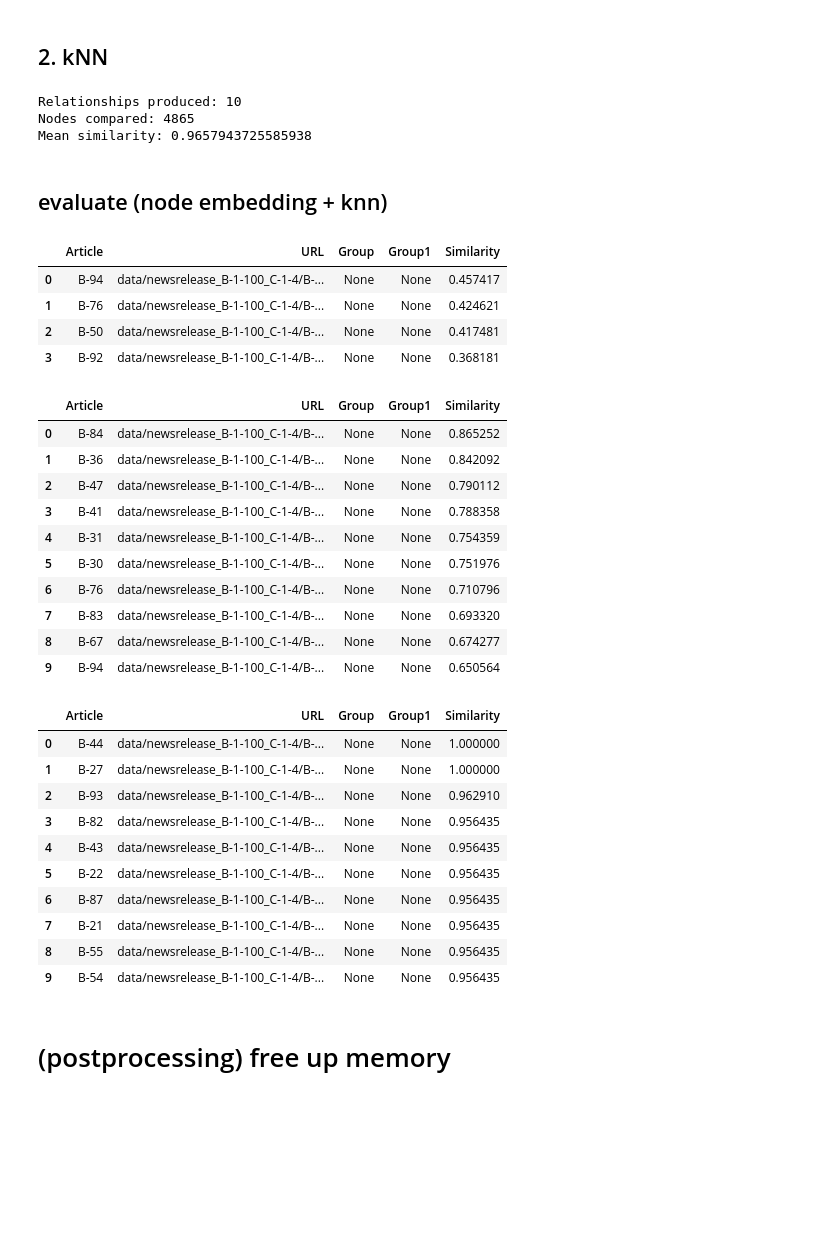
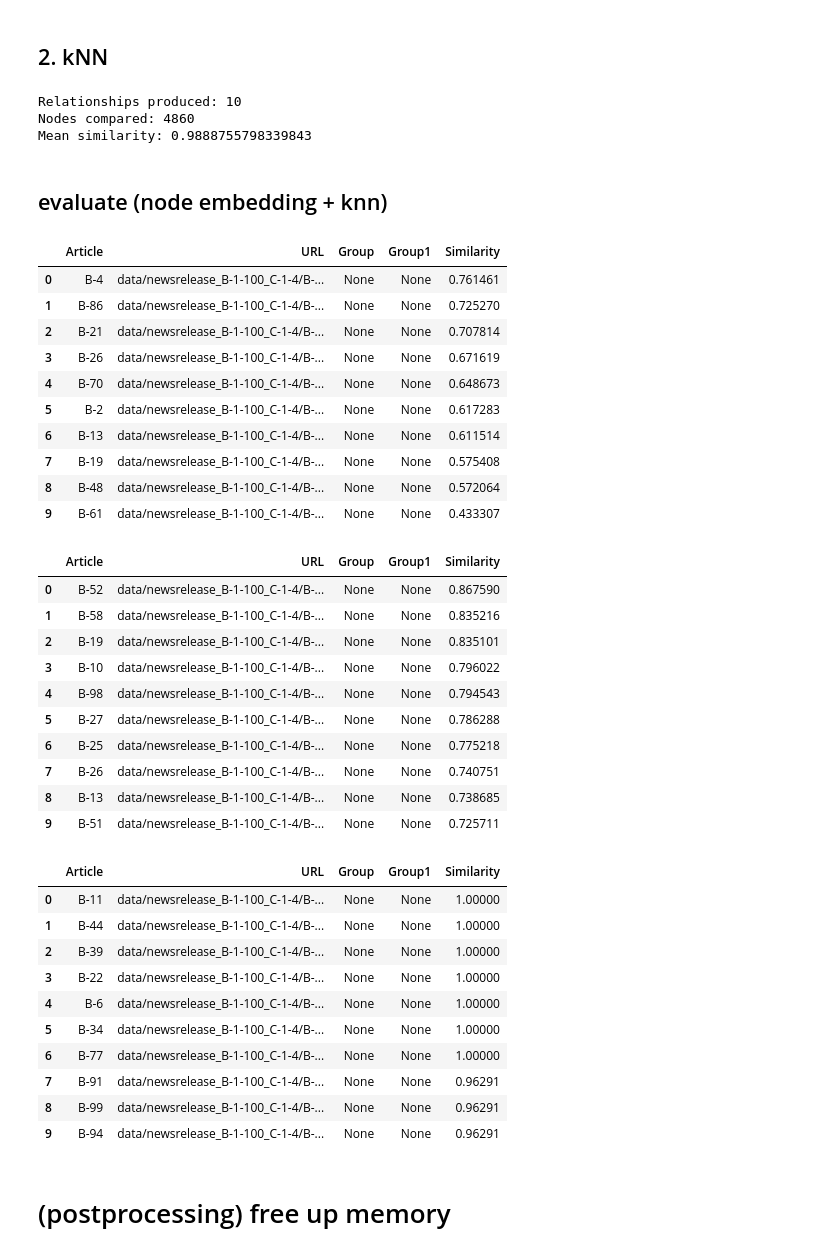
Before and after one commit to smallcat9603/graph, a Jupyter notebook: dnp/kg/neo4j.ipynb, the cells around one changed output. Saved outputs shown, nothing was run; the diff lists cells and outputs as text; code cells hidden in the pictures; blank space fills up the shorter version.

```diff
--- a/dnp/kg/neo4j.ipynb
+++ b/dnp/kg/neo4j.ipynb
@@ -133,10 +133,10 @@ gds.run_cypher(query)
 # %% [markdown]
 ## create url nodes (article, person, ...)
 # %%
-if DATA == "DNP" and MODE == "TXT":
+if DATA_CLASS == "DNP" and DATA_TYPE == "TXT":
   for idx in range(1, 101):
     node = "B-" + str(idx)
-    file = URL + node + ".txt"
+    file = DATA_URL + node + ".txt"
     content = ""
     with open(file, 'r') as f:
       content = f.read()
@@ -148,7 +148,7 @@ if DATA == "DNP" and MODE == "TXT":
 else:
   query = f"""
   CALL apoc.periodic.iterate(
-    "LOAD CSV WITH HEADERS FROM '{URL}' AS row
+    "LOAD CSV WITH HEADERS FROM '{DATA_URL}' AS row
     RETURN row",
     "MERGE (a:Article {{name: row.id, url: row.url}})
     SET a.grp = CASE WHEN 'occupation' IN keys(row) THEN row.occupation ELSE null END
@@ -648,7 +648,7 @@ result = gds.knn.filtered.write(
     deltaThreshold=0.0,
     writeRelationshipType="SIMILAR_F",
     writeProperty="score",
-    sourceNodeFilter="Input",
+    sourceNodeFilter="Query",
     targetNodeFilter="Article",
 )
 
@@ -663,7 +663,7 @@ result = gds.knn.filtered.write(
     deltaThreshold=0.0,
     writeRelationshipType="SIMILAR_N",
     writeProperty="score",
-    sourceNodeFilter="Input",
+    sourceNodeFilter="Query",
     targetNodeFilter="Article",
 )
 
@@ -678,7 +678,7 @@ result = gds.knn.filtered.write(
     deltaThreshold=0.0,
     writeRelationshipType="SIMILAR_H",
     writeProperty="score",
-    sourceNodeFilter="Input",
+    sourceNodeFilter="Query",
     targetNodeFilter="Article",
 )
 
@@ -687,64 +687,70 @@ print(f"Nodes compared: {result['nodesCompared']}")
 print(f"Mean similarity: {result['similarityDistribution']['mean']}")
 # %% [output]
 Relationships produced: 10
-Nodes compared: 4865
-Mean similarity: 0.9657943725585938
+Nodes compared: 4860
+Mean similarity: 0.9888755798339843
 # %% [markdown]
 ## evaluate (node embedding + knn)
 # %%
 # fastrp
 query = """
-MATCH (i:Input)-[r:SIMILAR_F]-(a:Article)
+MATCH (q:Query)-[r:SIMILAR_F]-(a:Article)
 RETURN a.name AS Article, a.url AS URL, a.grp AS Group, a.grp1 AS Group1, r.score AS Similarity
 ORDER BY Similarity DESC
 """
 gds.run_cypher(query)
 # %% [output]
 |  | Article | URL | Group | Group1 | Similarity |
-| 0 | B-94 | data/newsrelease_B-1-100_C-1-4/B-... | None | None | 0.457417 |
-| 1 | B-76 | data/newsrelease_B-1-100_C-1-4/B-... | None | None | 0.424621 |
-| 2 | B-50 | data/newsrelease_B-1-100_C-1-4/B-... | None | None | 0.417481 |
-| 3 | B-92 | data/newsrelease_B-1-100_C-1-4/B-... | None | None | 0.368181 |
+| 0 | B-4 | data/newsrelease_B-1-100_C-1-4/B-... | None | None | 0.761461 |
+| 1 | B-86 | data/newsrelease_B-1-100_C-1-4/B-... | None | None | 0.725270 |
+| 2 | B-21 | data/newsrelease_B-1-100_C-1-4/B-... | None | None | 0.707814 |
+| 3 | B-26 | data/newsrelease_B-1-100_C-1-4/B-... | None | None | 0.671619 |
+| 4 | B-70 | data/newsrelease_B-1-100_C-1-4/B-... | None | None | 0.648673 |
+| 5 | B-2 | data/newsrelease_B-1-100_C-1-4/B-... | None | None | 0.617283 |
+| 6 | B-13 | data/newsrelease_B-1-100_C-1-4/B-... | None | None | 0.611514 |
+| 7 | B-19 | data/newsrelease_B-1-100_C-1-4/B-... | None | None | 0.575408 |
+| 8 | B-48 | data/newsrelease_B-1-100_C-1-4/B-... | None | None | 0.572064 |
+| 9 | B-61 | data/newsrelease_B-1-100_C-1-4/B-... | None | None | 0.433307 |
 # %%
 # node2vec
 query = """
-MATCH (i:Input)-[r:SIMILAR_N]-(a:Article)
+MATCH (q:Query)-[r:SIMILAR_N]-(a:Article)
 RETURN a.name AS Article, a.url AS URL, a.grp AS Group, a.grp1 AS Group1, r.score AS Similarity
 ORDER BY Similarity DESC
 """
 gds.run_cypher(query)
 # %% [output]
 |  | Article | URL | Group | Group1 | Similarity |
-| 0 | B-84 | data/newsrelease_B-1-100_C-1-4/B-... | None | None | 0.865252 |
-| 1 | B-36 | data/newsrelease_B-1-100_C-1-4/B-... | None | None | 0.842092 |
-| 2 | B-47 | data/newsrelease_B-1-100_C-1-4/B-... | None | None | 0.790112 |
-| 3 | B-41 | data/newsrelease_B-1-100_C-1-4/B-... | None | None | 0.788358 |
-| 4 | B-31 | data/newsrelease_B-1-100_C-1-4/B-... | None | None | 0.754359 |
-| 5 | B-30 | data/newsrelease_B-1-100_C-1-4/B-... | None | None | 0.751976 |
-| 6 | B-76 | data/newsrelease_B-1-100_C-1-4/B-... | None | None | 0.710796 |
-| 7 | B-83 | data/newsrelease_B-1-100_C-1-4/B-... | None | None | 0.693320 |
-| 8 | B-67 | data/newsrelease_B-1-100_C-1-4/B-... | None | None | 0.674277 |
-| 9 | B-94 | data/newsrelease_B-1-100_C-1-4/B-... | None | None | 0.650564 |
+| 0 | B-52 | data/newsrelease_B-1-100_C-1-4/B-... | None | None | 0.867590 |
+| 1 | B-58 | data/newsrelease_B-1-100_C-1-4/B-... | None | None | 0.835216 |
+| 2 | B-19 | data/newsrelease_B-1-100_C-1-4/B-... | None | None | 0.835101 |
+| 3 | B-10 | data/newsrelease_B-1-100_C-1-4/B-... | None | None | 0.796022 |
+| 4 | B-98 | data/newsrelease_B-1-100_C-1-4/B-... | None | None | 0.794543 |
+| 5 | B-27 | data/newsrelease_B-1-100_C-1-4/B-... | None | None | 0.786288 |
+| 6 | B-25 | data/newsrelease_B-1-100_C-1-4/B-... | None | None | 0.775218 |
+| 7 | B-26 | data/newsrelease_B-1-100_C-1-4/B-... | None | None | 0.740751 |
+| 8 | B-13 | data/newsrelease_B-1-100_C-1-4/B-... | None | None | 0.738685 |
+| 9 | B-51 | data/newsrelease_B-1-100_C-1-4/B-... | None | None | 0.725711 |
 # %%
 # hashgnn
 query = """
-MATCH (i:Input)-[r:SIMILAR_H]-(a:Article)
+MATCH (q:Query)-[r:SIMILAR_H]-(a:Article)
 RETURN a.name AS Article, a.url AS URL, a.grp AS Group, a.grp1 AS Group1, r.score AS Similarity
 ORDER BY Similarity DESC
 """
 gds.run_cypher(query)
 # %% [output]
 |  | Article | URL | Group | Group1 | Similarity |
-| 0 | B-44 | data/newsrelease_B-1-100_C-1-4/B-... | None | None | 1.000000 |
-| 1 | B-27 | data/newsrelease_B-1-100_C-1-4/B-... | None | None | 1.000000 |
-| 2 | B-93 | data/newsrelease_B-1-100_C-1-4/B-... | None | None | 0.962910 |
-| 3 | B-82 | data/newsrelease_B-1-100_C-1-4/B-... | None | None | 0.956435 |
-| 4 | B-43 | data/newsrelease_B-1-100_C-1-4/B-... | None | None | 0.956435 |
-| 5 | B-22 | data/newsrelease_B-1-100_C-1-4/B-... | None | None | 0.956435 |
-| 6 | B-87 | data/newsrelease_B-1-100_C-1-4/B-... | None | None | 0.956435 |
-| 7 | B-21 | data/newsrelease_B-1-100_C-1-4/B-... | None | None | 0.956435 |
-| 8 | B-55 | data/newsrelease_B-1-100_C-1-4/B-... | None | None | 0.956435 |
-| 9 | B-54 | data/newsrelease_B-1-100_C-1-4/B-... | None | None | 0.956435 |
+| 0 | B-11 | data/newsrelease_B-1-100_C-1-4/B-... | None | None | 1.00000 |
+| 1 | B-44 | data/newsrelease_B-1-100_C-1-4/B-... | None | None | 1.00000 |
+| 2 | B-39 | data/newsrelease_B-1-100_C-1-4/B-... | None | None | 1.00000 |
+| 3 | B-22 | data/newsrelease_B-1-100_C-1-4/B-... | None | None | 1.00000 |
+| 4 | B-6 | data/newsrelease_B-1-100_C-1-4/B-... | None | None | 1.00000 |
+| 5 | B-34 | data/newsrelease_B-1-100_C-1-4/B-... | None | None | 1.00000 |
+| 6 | B-77 | data/newsrelease_B-1-100_C-1-4/B-... | None | None | 1.00000 |
+| 7 | B-91 | data/newsrelease_B-1-100_C-1-4/B-... | None | None | 0.96291 |
+| 8 | B-99 | data/newsrelease_B-1-100_C-1-4/B-... | None | None | 0.96291 |
+| 9 | B-94 | data/newsrelease_B-1-100_C-1-4/B-... | None | None | 0.96291 |
 # %% [markdown]
 # (postprocessing) free up memory
 # %%
```
Also changed, not shown: parts of 20 cells of this notebook.
